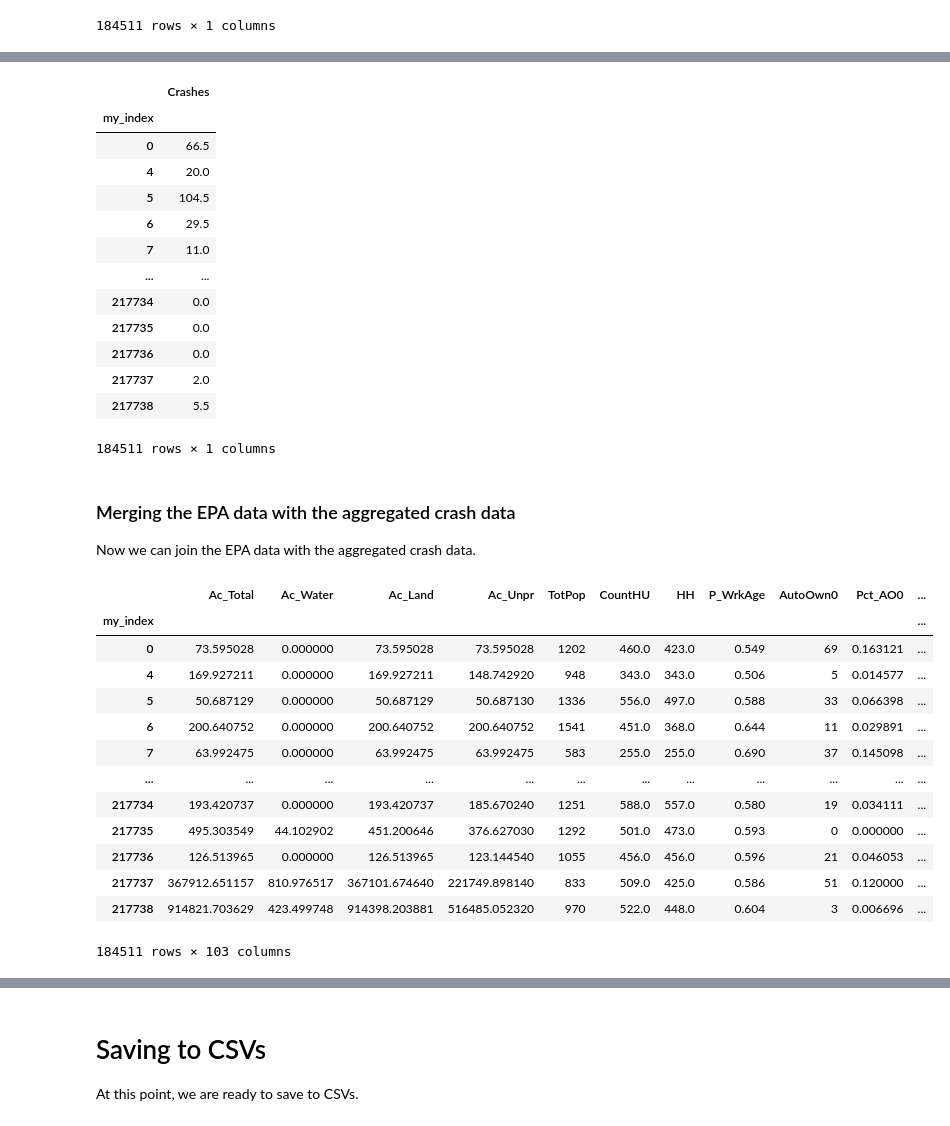
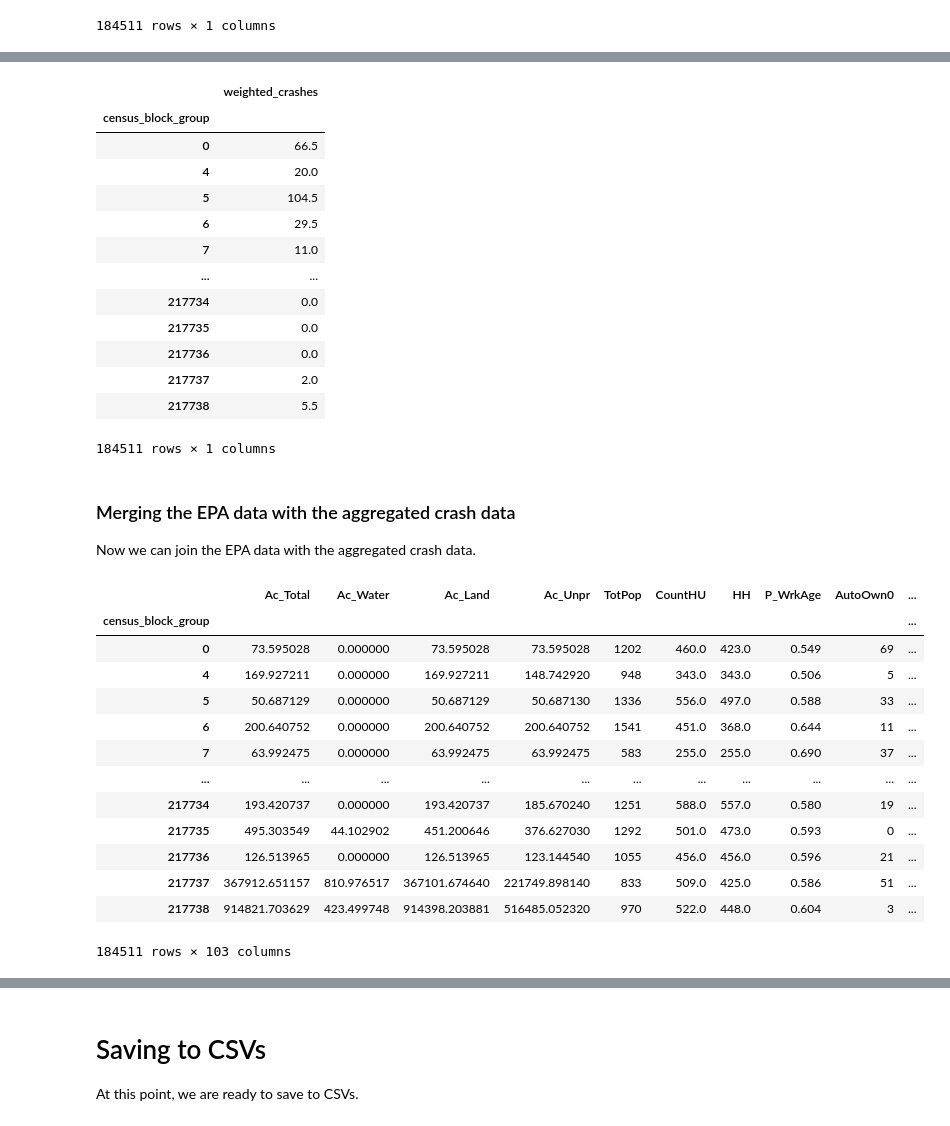
Before and after one commit to Arcturus816/Impact-of-Built-Environment, a Jupyter notebook: code/data-processing-1.ipynb, the cells around one changed output, grey strips where cells are left out. Cells and saved outputs as stored; diff of their text form; code cells hidden in the pictures.

Commit message:
Change some variable names, clarifying that each row represents a census block group and that the output variable is severity-weighted crashes

```diff
--- a/code/data-processing-1.ipynb
+++ b/code/data-processing-1.ipynb
@@ -750,11 +749,11 @@ df_cbg_aggregated_crashes
 # severity 3 = 1.5 standard crashes
 # severity 4 = 2 standard crashes
 # It's arbitrary, but the documentation of the Kaggle data set doesn't sufficiently explain the "severity" measure, so this is good enough
-df_cbg_aggregated_crashes["Crashes"] = df_cbg_aggregated_crashes["Crashes"] / 2
+df_cbg_aggregated_crashes["weighted_crashes"] = df_cbg_aggregated_crashes["weighted_crashes"] / 2
 df_cbg_aggregated_crashes
 # %% [output]
-|  | Crashes |
-| my_index |  |
+|  | weighted_crashes |
+| census_block_group |  |
 | 0 | 66.5 |
 | 4 | 20.0 |
 | 5 | 104.5 |
@@ -774,25 +773,25 @@ Now we can join the EPA data with the aggregated crash data.
 # %%
 # Version 1, containing rows with problematic values
 
 # Rename index
-gdf_epa_trimmed.index.name = "my_index"
+gdf_epa_trimmed.index.name = "census_block_group"
 
 # Remove geometry and turn back into Pandas DF
 df_epa_trimmed = pd.DataFrame(gdf_epa_trimmed.drop(columns="geometry"))
 df_epa_trimmed
 # %% [output]
-|  | Ac_Total | Ac_Water | Ac_Land | Ac_Unpr | TotPop | CountHU | HH | P_WrkAge | AutoOwn0 | Pct_AO0 | ... |
-| my_index |  |  |  |  |  |  |  |  |  |  | ... |
-| 0 | 73.595028 | 0.000000 | 73.595028 | 73.595028 | 1202 | 460.0 | 423.0 | 0.549 | 69 | 0.163121 | ... |
-| 4 | 169.927211 | 0.000000 | 169.927211 | 148.742920 | 948 | 343.0 | 343.0 | 0.506 | 5 | 0.014577 | ... |
-| 5 | 50.687129 | 0.000000 | 50.687129 | 50.687130 | 1336 | 556.0 | 497.0 | 0.588 | 33 | 0.066398 | ... |
-| 6 | 200.640752 | 0.000000 | 200.640752 | 200.640752 | 1541 | 451.0 | 368.0 | 0.644 | 11 | 0.029891 | ... |
-| 7 | 63.992475 | 0.000000 | 63.992475 | 63.992475 | 583 | 255.0 | 255.0 | 0.690 | 37 | 0.145098 | ... |
-| ... | ... | ... | ... | ... | ... | ... | ... | ... | ... | ... | ... |
-| 217734 | 193.420737 | 0.000000 | 193.420737 | 185.670240 | 1251 | 588.0 | 557.0 | 0.580 | 19 | 0.034111 | ... |
-| 217735 | 495.303549 | 44.102902 | 451.200646 | 376.627030 | 1292 | 501.0 | 473.0 | 0.593 | 0 | 0.000000 | ... |
-| 217736 | 126.513965 | 0.000000 | 126.513965 | 123.144540 | 1055 | 456.0 | 456.0 | 0.596 | 21 | 0.046053 | ... |
-| 217737 | 367912.651157 | 810.976517 | 367101.674640 | 221749.898140 | 833 | 509.0 | 425.0 | 0.586 | 51 | 0.120000 | ... |
-| 217738 | 914821.703629 | 423.499748 | 914398.203881 | 516485.052320 | 970 | 522.0 | 448.0 | 0.604 | 3 | 0.006696 | ... |
+|  | Ac_Total | Ac_Water | Ac_Land | Ac_Unpr | TotPop | CountHU | HH | P_WrkAge | AutoOwn0 | ... |
+| census_block_group |  |  |  |  |  |  |  |  |  | ... |
+| 0 | 73.595028 | 0.000000 | 73.595028 | 73.595028 | 1202 | 460.0 | 423.0 | 0.549 | 69 | ... |
+| 4 | 169.927211 | 0.000000 | 169.927211 | 148.742920 | 948 | 343.0 | 343.0 | 0.506 | 5 | ... |
+| 5 | 50.687129 | 0.000000 | 50.687129 | 50.687130 | 1336 | 556.0 | 497.0 | 0.588 | 33 | ... |
+| 6 | 200.640752 | 0.000000 | 200.640752 | 200.640752 | 1541 | 451.0 | 368.0 | 0.644 | 11 | ... |
+| 7 | 63.992475 | 0.000000 | 63.992475 | 63.992475 | 583 | 255.0 | 255.0 | 0.690 | 37 | ... |
+| ... | ... | ... | ... | ... | ... | ... | ... | ... | ... | ... |
+| 217734 | 193.420737 | 0.000000 | 193.420737 | 185.670240 | 1251 | 588.0 | 557.0 | 0.580 | 19 | ... |
+| 217735 | 495.303549 | 44.102902 | 451.200646 | 376.627030 | 1292 | 501.0 | 473.0 | 0.593 | 0 | ... |
+| 217736 | 126.513965 | 0.000000 | 126.513965 | 123.144540 | 1055 | 456.0 | 456.0 | 0.596 | 21 | ... |
+| 217737 | 367912.651157 | 810.976517 | 367101.674640 | 221749.898140 | 833 | 509.0 | 425.0 | 0.586 | 51 | ... |
+| 217738 | 914821.703629 | 423.499748 | 914398.203881 | 516485.052320 | 970 | 522.0 | 448.0 | 0.604 | 3 | ... |
 184511 rows × 103 columns
 # %%
```
Also changed, not shown: parts of 10 cells of this notebook.
